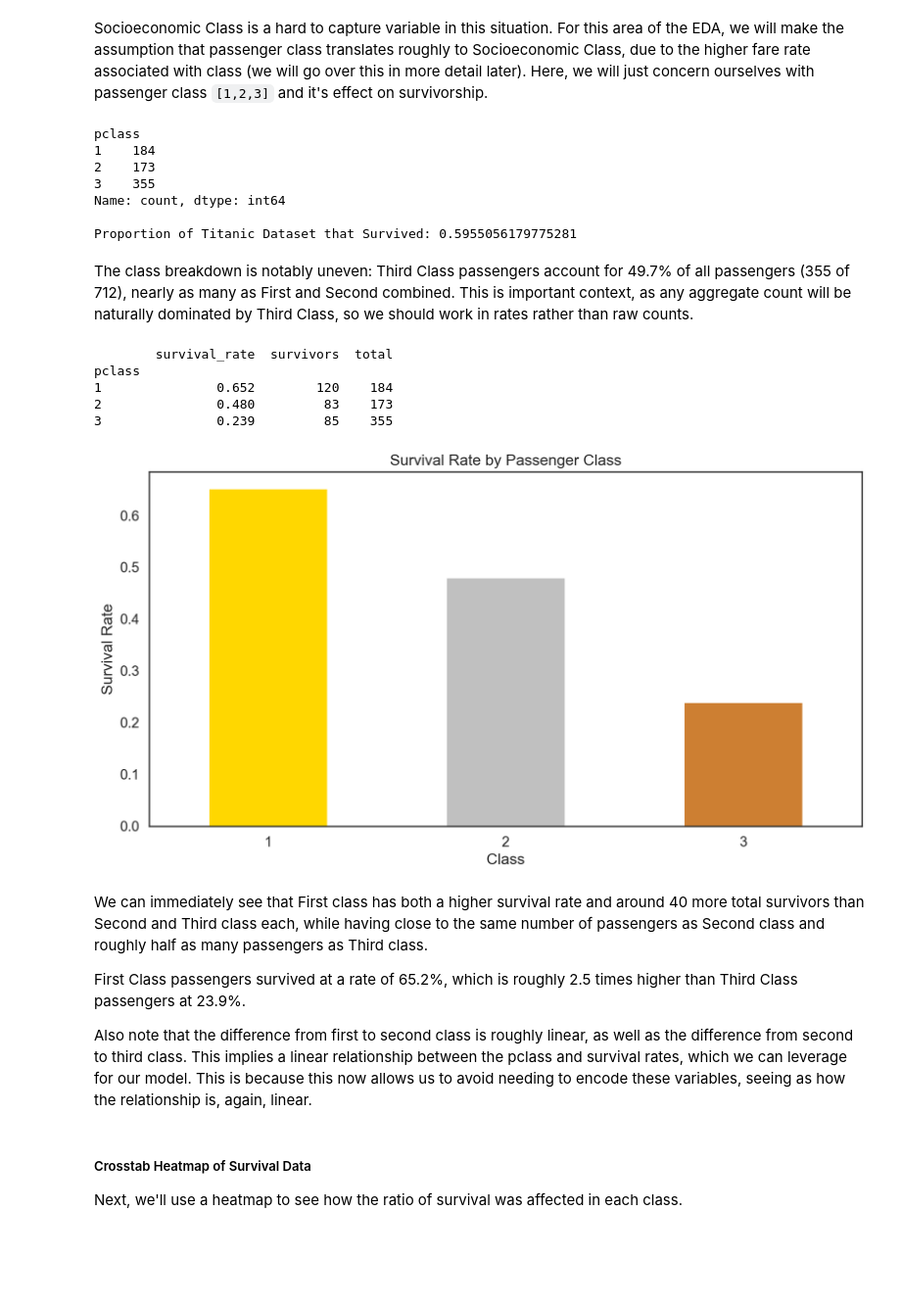
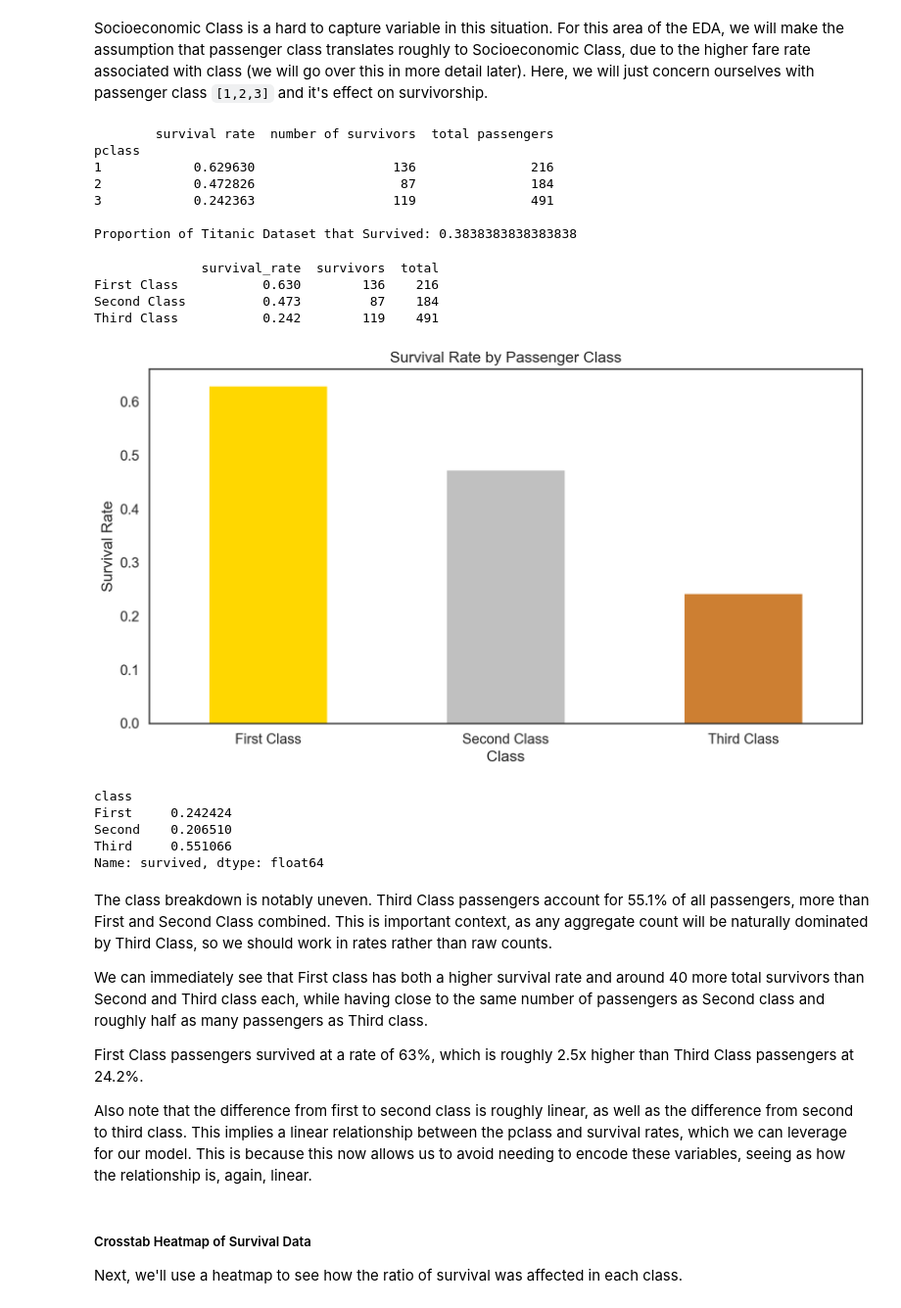
Before and after one commit to Exec-GenEsis/Titanic-Analysis-ML, a Jupyter notebook: 04-FinalCleanup.ipynb, the cells around one changed output. Shown at 98% size. Drawn from its saved outputs; the diff is of its cells as text; code cells hidden in the pictures; blank space fills up the shorter version.

````diff
--- a/04-FinalCleanup.ipynb
+++ b/04-FinalCleanup.ipynb
@@ -583,42 +616,61 @@ Finally, we can safely conclude that both Women and Children did benefit from th
 ### Question 2: Were Higher (Socioeconomic) Class More Likely To Survive?
 # %% [markdown]
 Socioeconomic Class is a hard to capture variable in this situation. For this area of the EDA, we will make the assumption that passenger class translates roughly to Socioeconomic Class, due to the higher fare rate associated with class (we will go over this in more detail later). Here, we will just concern ourselves with passenger class ```[1,2,3]``` and it's effect on survivorship.
-# %%
-print(titanic['pclass'].value_counts().sort_index())
-print(f"\nProportion of Titanic Dataset that Survived: {titanic['survived'].value_counts().loc[0]/titanic.shape[0]}")
-# %% [output]
-pclass
-1    184
-2    173
-3    355
-Name: count, dtype: int64
-
-Proportion of Titanic Dataset that Survived: 0.5955056179775281
-# %% [markdown]
-The class breakdown is notably uneven: Third Class passengers account for 49.7% of all passengers (355 of 712), nearly as many as First and Second combined. This is important context, as any aggregate count will be naturally dominated by Third Class, so we should work in rates rather than raw counts.
+# %%
+titanic_class_pivot_table = titanic.pivot_table(
+    index = 'pclass',
+    values  = 'survived',
+    aggfunc = ['mean', 'sum', 'count']
+)
+
+titanic_class_pivot_table.columns = ['survival rate', 'number of survivors', 'total passengers']
+
+print(titanic_class_pivot_table)
+print(f"\nProportion of Titanic Dataset that Survived: {titanic_class_pivot_table['number of survivors'].sum() / titanic_class_pivot_table['total passengers'].sum() }")
+# %% [output]
+        survival rate  number of survivors  total passengers
+pclass
+1            0.629630                  136               216
+2            0.472826                   87               184
+3            0.242363                  119               491
+
+Proportion of Titanic Dataset that Survived: 0.3838383838383838
 # %%
 survival_by_class = titanic.groupby('pclass')['survived'].agg(['mean', 'sum', 'count'])
 survival_by_class.columns = ['survival_rate', 'survivors', 'total']
 survival_by_class['survival_rate'] = survival_by_class['survival_rate'].round(3)
+survival_by_class.index = ['First Class',
+    'Second Class',
+    'Third Class']
 print(survival_by_class)
 
 survival_by_class['survival_rate'].plot(kind='bar', color=['gold', 'silver', '#cd7f32'])
 plt.title('Survival Rate by Passenger Class')
 plt.xlabel('Class')
 plt.ylabel('Survival Rate')
 plt.xticks(rotation=0)
 plt.show()
 # %% [output]
-        survival_rate  survivors  total
-pclass
-1               0.652        120    184
-2               0.480         83    173
-3               0.239         85    355
+              survival_rate  survivors  total
+First Class           0.630        136    216
+Second Class          0.473         87    184
+Third Class           0.242        119    491
-[figure, old version]
+[figure, new version]
+# %%
+titanic_class_composition = titanic.groupby('class')['survived'].count() / titanic.shape[0]
+titanic_class_composition
+# %% [output]
+class
+First     0.242424
+Second    0.206510
+Third     0.551066
+Name: survived, dtype: float64
 # %% [markdown]
+The class breakdown is notably uneven. Third Class passengers account for 55.1% of all passengers, more than First and Second Class combined. This is important context, as any aggregate count will be naturally dominated by Third Class, so we should work in rates rather than raw counts.
+
 We can immediately see that First class has both a higher survival rate and around 40 more total survivors than Second and Third class each, while having close to the same number of passengers as Second class and roughly half as many passengers as Third class.
 
-First Class passengers survived at a rate of 65.2%, which is roughly 2.5 times higher than Third Class passengers at 23.9%.
+First Class passengers survived at a rate of 63%, which is roughly 2.5x higher than Third Class passengers at 24.2%.
 
 Also note that the difference from first to second class is roughly linear, as well as the difference from second to third class. This implies a linear relationship between the pclass and survival rates, which we can leverage for our model. This is because this now allows us to avoid needing to encode these variables, seeing as how the relationship is, again, linear.
 # %% [markdown]
````
Also changed, not shown: parts of 79 cells of this notebook, 5 other files.
